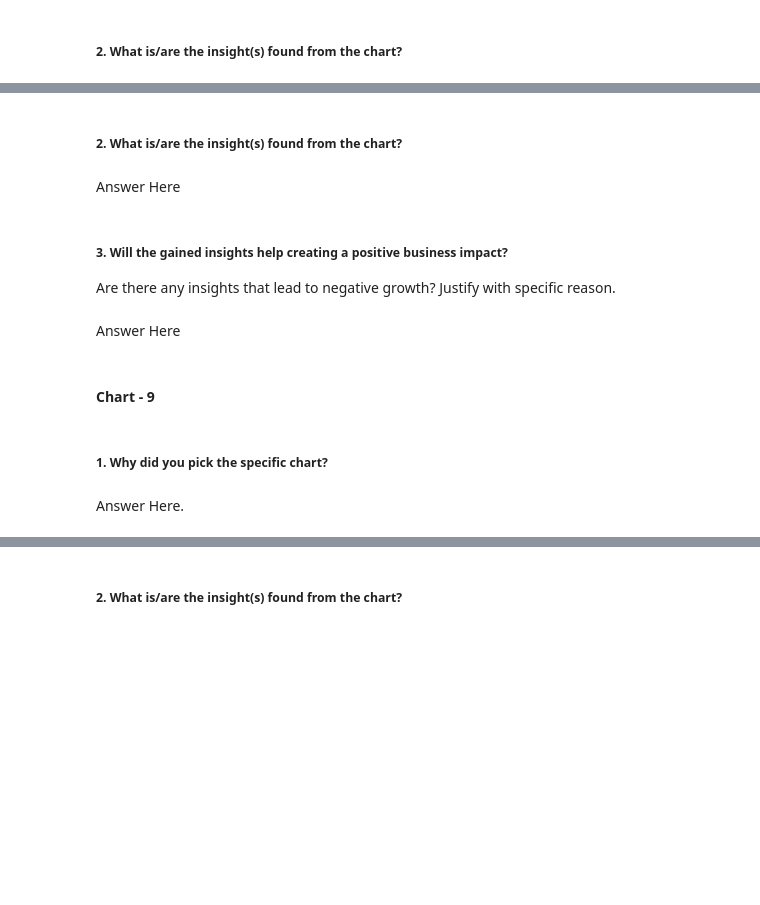
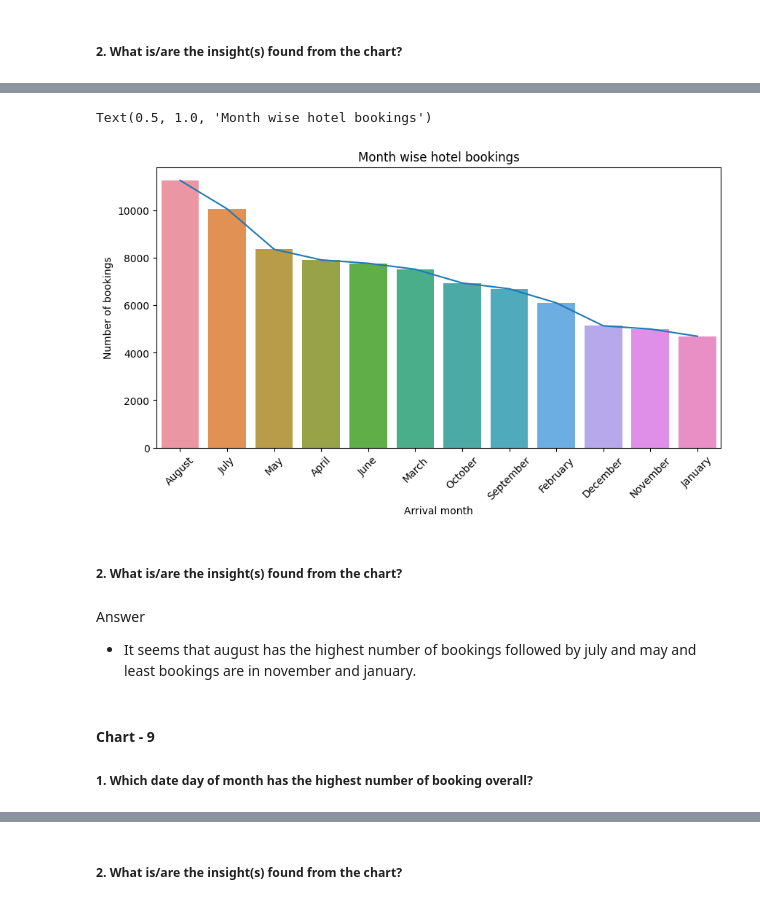
Before and after one commit to Kushdevu/Hotel-Booking-Analysis-EDA-Project, a Jupyter notebook: Copy_of_Sample_EDA_Submission_Template_ipynb0008.ipynb, the cells around one changed output, grey strips where cells are left out. Cells and saved outputs as stored; diff of their text form; code cells hidden in the pictures; blank space fills up the shorter version.

```diff
--- a/Copy_of_Sample_EDA_Submission_Template_ipynb0008.ipynb
+++ b/Copy_of_Sample_EDA_Submission_Template_ipynb0008.ipynb
@@ -758,11 +779,14 @@ Answer Here.
+# %%
+# Chart - 8 visualization code
+plt.figure(figsize=(10,5))
+sns.lineplot(x=df['arrival_date_month'].value_counts().keys(),y=df['arrival_date_month'].value_counts())
+sns.barplot(x=df['arrival_date_month'].value_counts().keys(),y=df['arrival_date_month'].value_counts())
+plt.xticks(rotation=45)
+plt.xlabel('Arrival month')
+plt.ylabel('Number of bookings')
+plt.title('Month wise hotel bookings')
+# %% [output]
+Text(0.5, 1.0, 'Month wise hotel bookings')
+[figure, added]
 # %% [markdown]
 ##### 2. What is/are the insight(s) found from the chart?
-# %% [markdown]
-Answer Here
-# %% [markdown]
-##### 3. Will the gained insights help creating a positive business impact?
-Are there any insights that lead to negative growth? Justify with specific reason.
-# %% [markdown]
-Answer Here
-# %% [markdown]
-#### Chart - 9
@@ -771,4 +793,8 @@ Answer Here
-# %% [markdown]
-##### 1. Why did you pick the specific chart?
-# %% [markdown]
-Answer Here.
+# %% [markdown]
+Answer
+
+*   It seems that august has the highest number of bookings followed by july and may and least bookings are in november and january.
+# %% [markdown]
+#### Chart - 9
+
+##### 1. Which date day of month has the highest number of booking overall?
```
Also changed, not shown: parts of 65 cells of this notebook.
